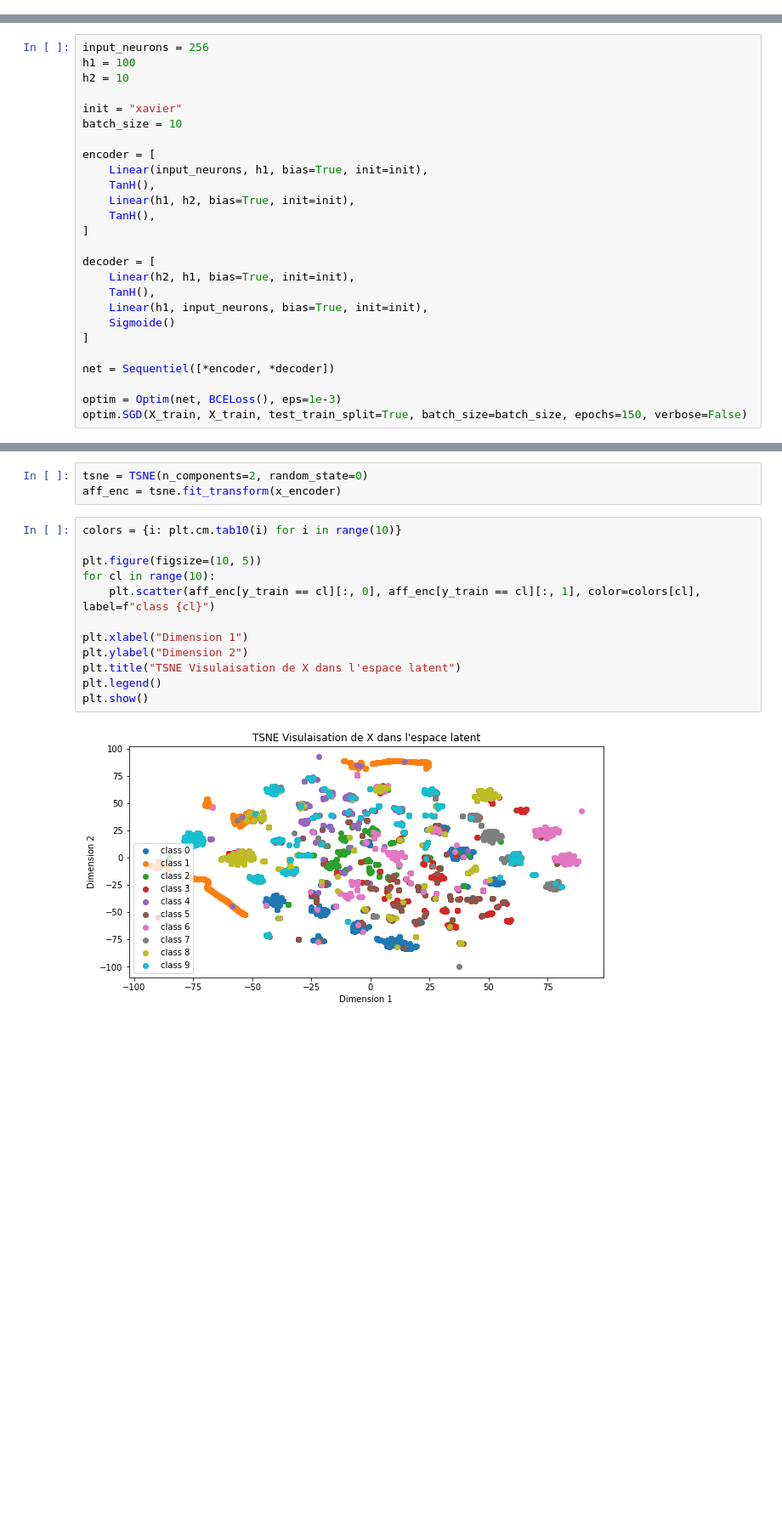
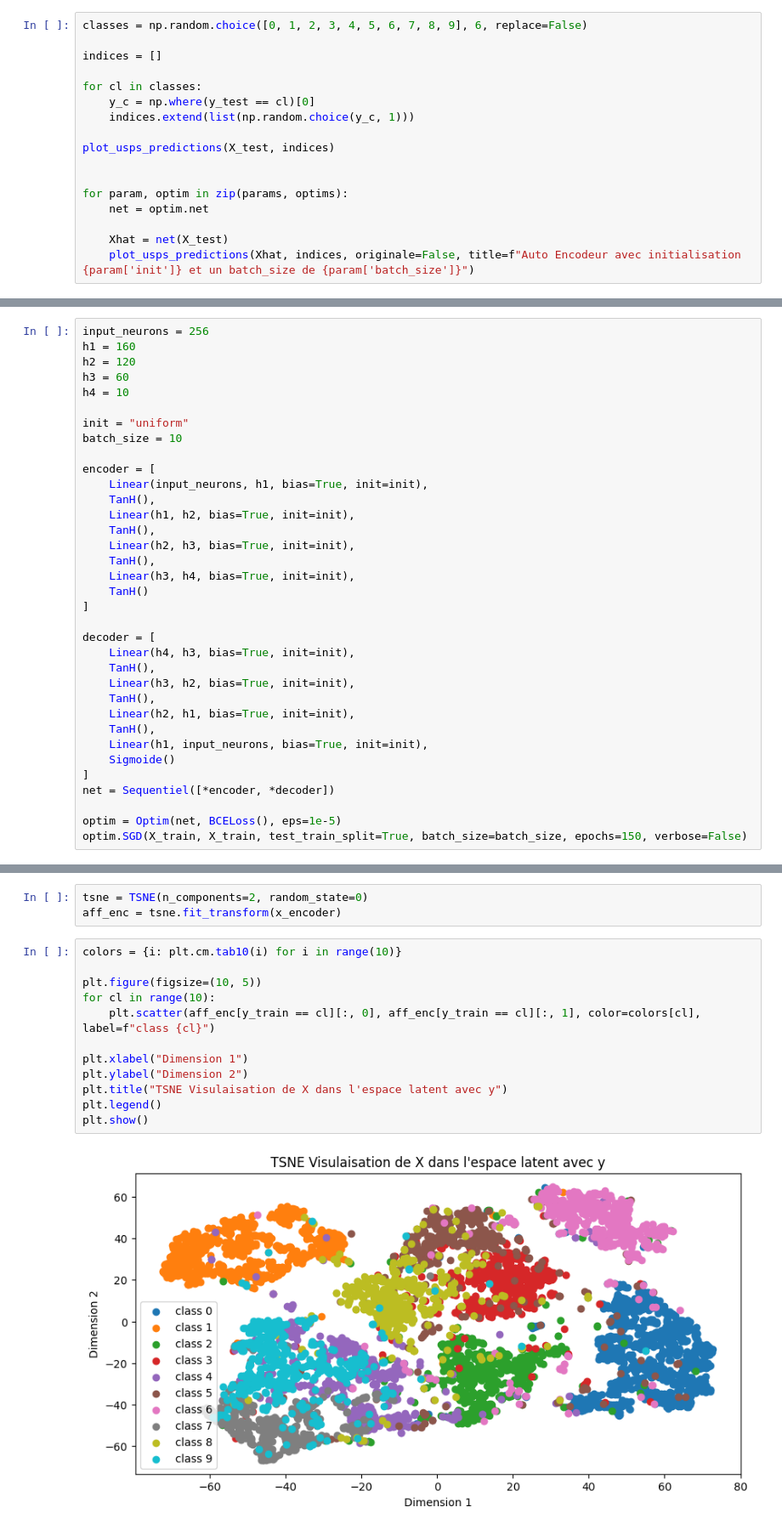
Before and after one commit to Amayas29/neural-networks, a Jupyter notebook: experimentations/autoencoder.ipynb, the cells around one changed output, grey strips where cells are left out. Shown at 85% size. Saved outputs shown, nothing was run; the diff lists cells and outputs as text; blank space fills up the shorter version.

Commit message:
auto enco usps

```diff
--- a/experimentations/autoencoder.ipynb
+++ b/experimentations/autoencoder.ipynb
@@ -102,0 +114,17 @@ for param, optim in zip(params, optims):
+# %%
+classes = np.random.choice([0, 1, 2, 3, 4, 5, 6, 7, 8, 9], 6, replace=False)
+
+indices = []
+
+for cl in classes:
+    y_c = np.where(y_test == cl)[0]
+    indices.extend(list(np.random.choice(y_c, 1)))
+
+plot_usps_predictions(X_test, indices)
+
+
+for param, optim in zip(params, optims):
+    net = optim.net
+
+    Xhat = net(X_test)
+    plot_usps_predictions(Xhat, indices, originale=False, title=f"Auto Encodeur avec initialisation {param['init']} et un batch_size de {param['batch_size']}")
@@ -103,9 +137,11 @@ for param, optim in zip(params, optims):
 # %%
 input_neurons = 256
-h1 = 100
-h2 = 10
+h1 = 160
+h2 = 120
+h3 = 60
+h4 = 10
 
-init = "xavier"
+init = "uniform"
 batch_size = 10
 
 encoder = [
@@ -113,18 +149,25 @@ encoder = [
     TanH(),
     Linear(h1, h2, bias=True, init=init),
     TanH(),
+    Linear(h2, h3, bias=True, init=init),
+    TanH(),
+    Linear(h3, h4, bias=True, init=init),
+    TanH()
 ]
 
 decoder = [
+    Linear(h4, h3, bias=True, init=init),
+    TanH(),
+    Linear(h3, h2, bias=True, init=init),
+    TanH(),
     Linear(h2, h1, bias=True, init=init),
     TanH(),
     Linear(h1, input_neurons, bias=True, init=init),
     Sigmoide()
 ]
-
 net = Sequentiel([*encoder, *decoder])
 
-optim = Optim(net, BCELoss(), eps=1e-3)
+optim = Optim(net, BCELoss(), eps=1e-5)
 optim.SGD(X_train, X_train, test_train_split=True, batch_size=batch_size, epochs=150, verbose=False)
 # %% [output]
 Training completed.
@@ -184,14 +223,14 @@ aff_enc = tsne.fit_transform(x_encoder)
 # %%
 colors = {i: plt.cm.tab10(i) for i in range(10)}
 
 plt.figure(figsize=(10, 5))
 for cl in range(10):
     plt.scatter(aff_enc[y_train == cl][:, 0], aff_enc[y_train == cl][:, 1], color=colors[cl], label=f"class {cl}")
 
 plt.xlabel("Dimension 1")
 plt.ylabel("Dimension 2")
-plt.title("TSNE Visulaisation de X dans l'espace latent")
+plt.title("TSNE Visulaisation de X dans l'espace latent avec y")
 plt.legend()
 plt.show()
 # %% [output]
-[figure, old version]
+[figure, new version]
```
Also changed, not shown: parts of 13 cells of this notebook, 1 other file.
